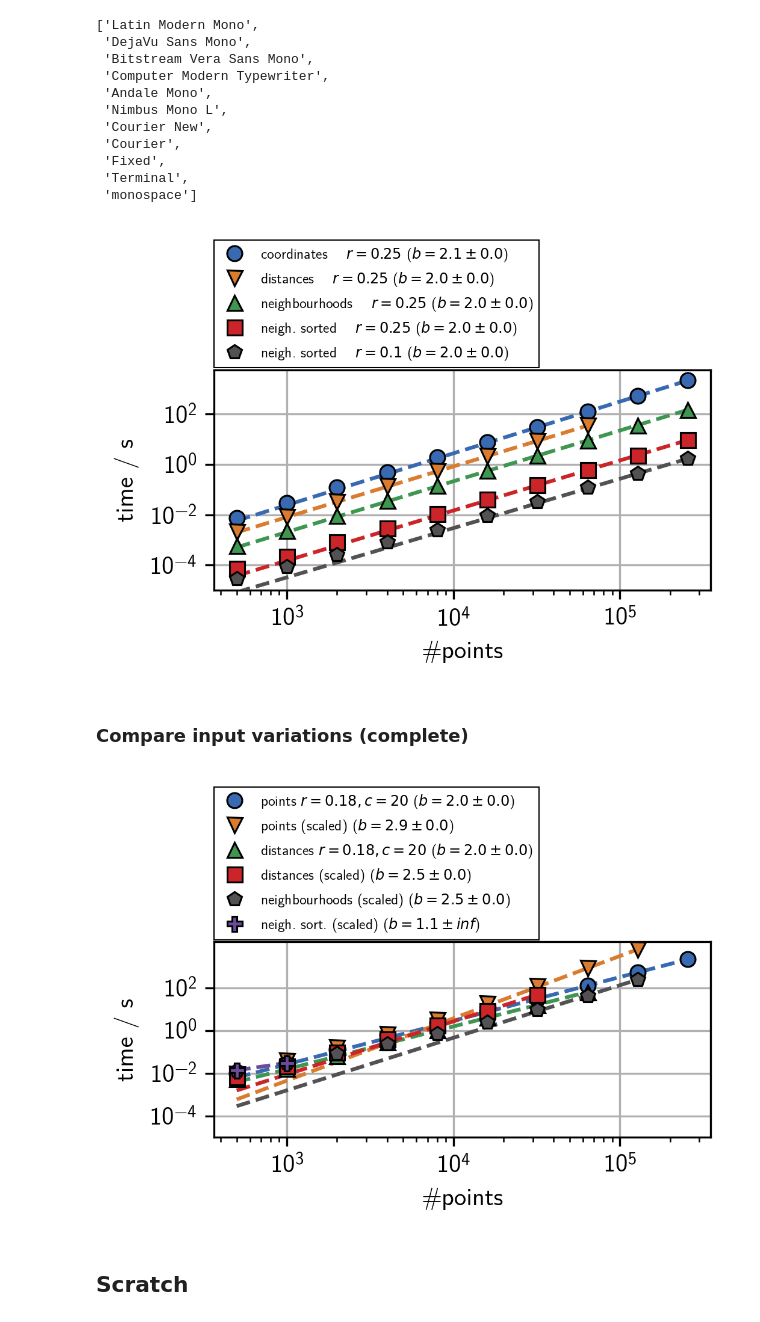
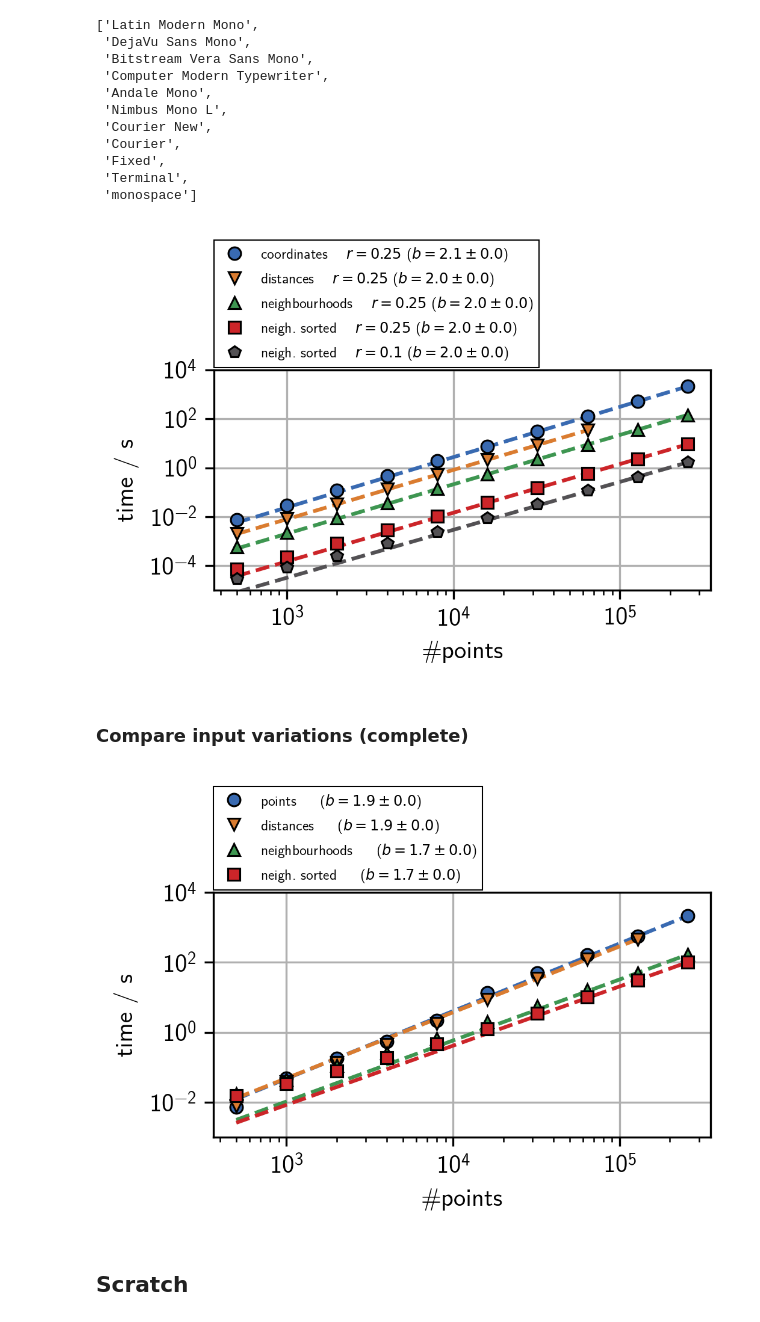
Before and after one commit to janjoswig/CommonNNClustering-Benchmark, a Jupyter notebook: bm.ipynb, the cells around one changed output. Saved outputs shown, nothing was run; the diff lists cells and outputs as text; code cells hidden in the pictures.

```diff
--- a/bm.ipynb
+++ b/bm.ipynb
@@ -342,11 +342,16 @@ report_list = [ # keyp, data_set_name, case, addition, tags
     ("qcm07.cnn", "no_structure", "d_f", "", []),
     ("curta.cnn_complete", "varied", "a_a", "_raw", ["raw"]),
     ("curta.cnn_complete", "varied", "a_a_scale_r", "_raw", ["raw"]),
+    ("curta.cnn_complete", "varied", "a_a_scale_rc", "_raw", ["raw"]),
     ("curta.cnn_complete", "varied", "b_a", "_raw", ["raw"]),
     ("curta.cnn_complete", "varied", "b_a_scale_r", "_raw", ["raw"]),
+    ("curta.cnn_complete", "varied", "b_a_scale_rc", "_raw", ["raw"]),
     ("curta.cnn_complete", "varied", "c_a_scale_r", "_raw", ["raw"]),
+    ("curta.cnn_complete", "varied", "c_a_scale_rc", "_raw", ["raw"]),
     ("curta.cnn_complete", "varied", "d_a_scale_r", "_raw", ["raw"]),
+    ("curta.cnn_complete", "varied", "d_a_scale_rc", "_raw", ["raw"]),
     ("qcm07.cnn_complete", "varied", "c_a", "_raw", ["raw"]),
+    ("qcm07.cnn_complete", "varied", "d_a_scale_r", "_raw", ["raw"]),
     ]
 
 
@@ -825,6 +830,7 @@ _ = evaluate_timings(
         "linestyle": "",
         "markeredgecolor": "k",
         "markeredgewidth": 0.75,
+        "markersize": 5
         },
     legend_props={
         "loc": (0, 1.01),
@@ -832,9 +838,9 @@ _ = evaluate_timings(
         }
     )
 
-log_ax.set_ylim(1e-5, None)
+log_ax.set_ylim(1e-5, 1e4)
 
-log_ax.set_yticks((100, 1, 0.01, 0.0001))
+log_ax.set_yticks((10000, 100, 1, 0.01, 0.0001))
 # log_ax.set_title(" " * 20 + "")
 log_ax.set_xlabel("#points")
 log_ax.set_ylabel("time / s")
@@ -846,19 +852,19 @@ fig.tight_layout(pad=0.1)
 # fig.savefig("/home/janjoswig/Documents/Projects/CNN/Presentation/08072021/figures/bm_no_structure_input.png")
 fig.savefig(figsrc_dir / "bm_no_structure_input_b.png")
 # %% [output]
-[figure, old version]
+[figure, new version]
 # %% [markdown]
 ### Compare input variations (complete)
 # %%
 run_map = {
-    "points $r=0.18, c=20$": run_pool["curta.cnn_complete.run_varied_a_a"].data,
-    "points (scaled)": run_pool["curta.cnn_complete.run_varied_a_a_scale_r"].data,
-    "distances $r=0.18, c=20$": run_pool["curta.cnn_complete.run_varied_b_a"].data,
-    "distances (scaled)": run_pool["curta.cnn_complete.run_varied_b_a_scale_r"].data,
+    # "points $r=0.18, c=20$": run_pool["curta.cnn_complete.run_varied_a_a"].data,
+    "points    ": run_pool["curta.cnn_complete.run_varied_a_a_scale_r"].data,
+    # "distances $r=0.18, c=20$": run_pool["curta.cnn_complete.run_varied_b_a"].data,
+    "distances    ": run_pool["curta.cnn_complete.run_varied_b_a_scale_r"].data,
     # "neighbourhoods $r=0.18, c=20$": run_pool["curta.cnn_complete.run_varied_c_a"].data,
     # "neighbourhoods (qcm07) $r=0.18, c=20$": run_pool["qcm07.cnn_complete.run_varied_c_a"].data,
-    "neighbourhoods (scaled)": run_pool["curta.cnn_complete.run_varied_c_a_scale_r"].data,
-    "neigh. sort. (scaled)": run_pool["curta.cnn_complete.run_varied_d_a_scale_r"].data,
+    "neighbourhoods    ": run_pool["curta.cnn_complete.run_varied_c_a_scale_r"].data,
+    "neigh. sorted    ": run_pool["curta.cnn_complete.run_varied_d_a_scale_r"].data,
 }
 # %%
 plt.close("all")
@@ -873,38 +879,39 @@ _ = evaluate_timings(
     run_map,
     log_ax=log_ax,
     scaling_kwargs={
         "p0": (0.1, 1.5),
         "maxfev": 1000
     },
     scaling_kwargs_map={
-        "neighbourhoods $r=0.18, c=20$": {"mask": {"64000"}}
+        # "neighbourhoods $r=0.18, c=20$": {"mask": {"64000"}}
     },
     scaling_label_map={1: "b"},
     plot_props={
         "linestyle": "",
         "markeredgecolor": "k",
         "markeredgewidth": 0.75,
+        "markersize": 5
         },
     legend_props={
         "loc": (0, 1.01)
         }
     )
 
-log_ax.set_ylim(1e-5, None)
+log_ax.set_ylim(1e-3, 1e4)
 
-log_ax.set_yticks((100, 1, 0.01, 0.0001))
+log_ax.set_yticks((10000, 100, 1, 0.01))
 # log_ax.set_title(" " * 20 + "")
 log_ax.set_xlabel("#points")
 log_ax.set_ylabel("time / s")
 
 for c, line in enumerate(log_ax.get_lines(), 1):
     line.set_zorder(5 + 5 * (c % 2))
 
 fig.tight_layout(pad=0.1)
 # fig.savefig("/home/janjoswig/Documents/Projects/CNN/Presentation/08072021/figures/bm_no_structure_input.png")
-# fig.savefig(figsrc_dir / "bm_varied_input_complete.png")
+fig.savefig(figsrc_dir / "bm_varied_input_complete.png")
 # %% [output]
-[figure, old version]
+[figure, new version]
 # %% [markdown]
 ## Scratch
 # %%
```
Also changed, not shown: 8 other files.
